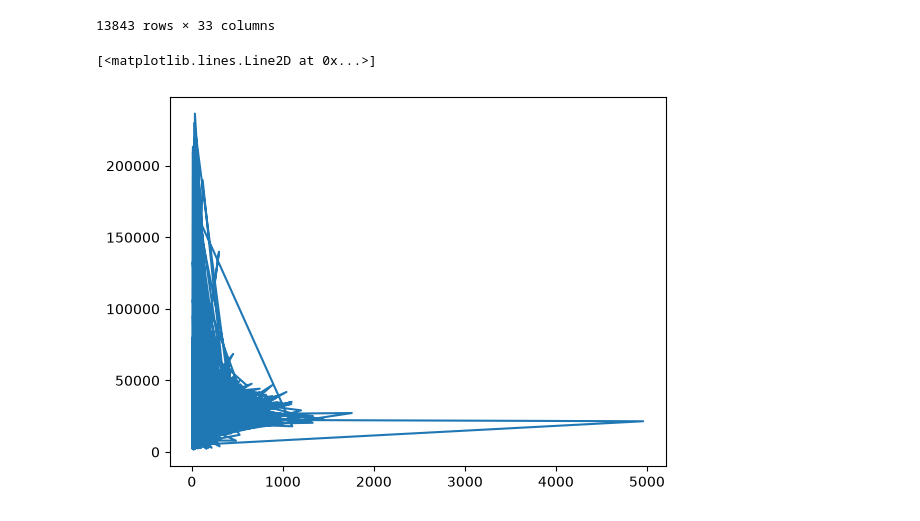
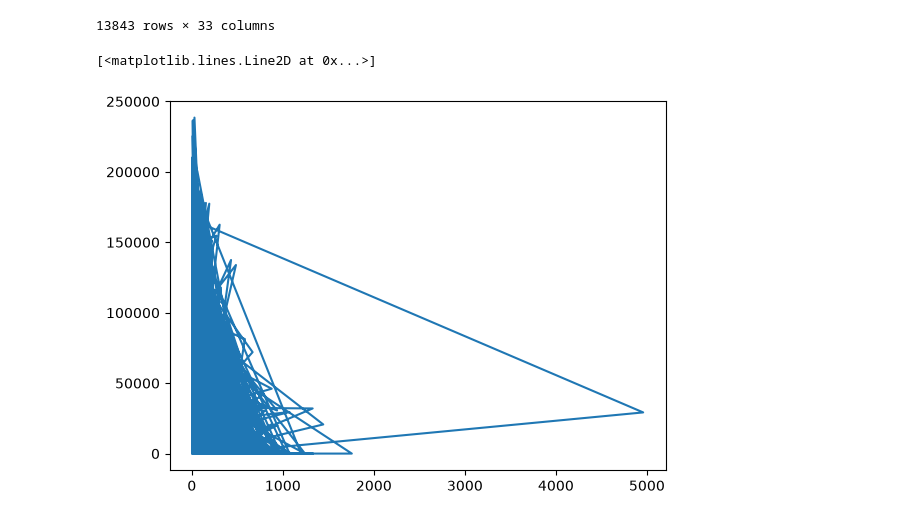
Before and after one commit to guitarthero/test, a Jupyter notebook: nootebook.ipynb, the cells around one changed output. Drawn from its saved outputs; the diff is of its cells as text; code cells hidden in the pictures.

```diff
--- a/nootebook.ipynb
+++ b/nootebook.ipynb
@@ -19,7 +19,7 @@ data_frame
 | 13842 | 58854.0 | 251 | 26210.0 | 0.0 | 21.0 | 5.0 | ... |
 13843 rows × 33 columns
 # %%
-plt.plot(data_frame['n_listings'], data_frame['price_median'])
+plt.plot(data_frame['n_listings'], data_frame['mileage_median'])
 # %% [output]
 [<matplotlib.lines.Line2D at 0x...>]
-[figure, old version]
+[figure, new version]
```
Also changed, not shown: parts of 1 cell of this notebook.
